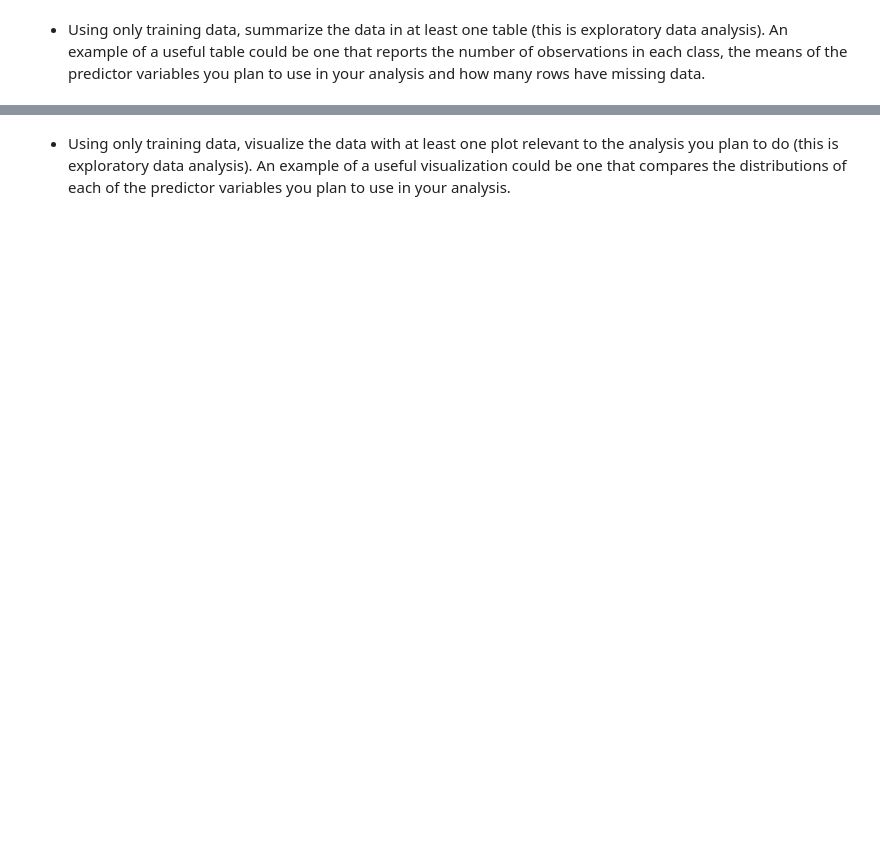
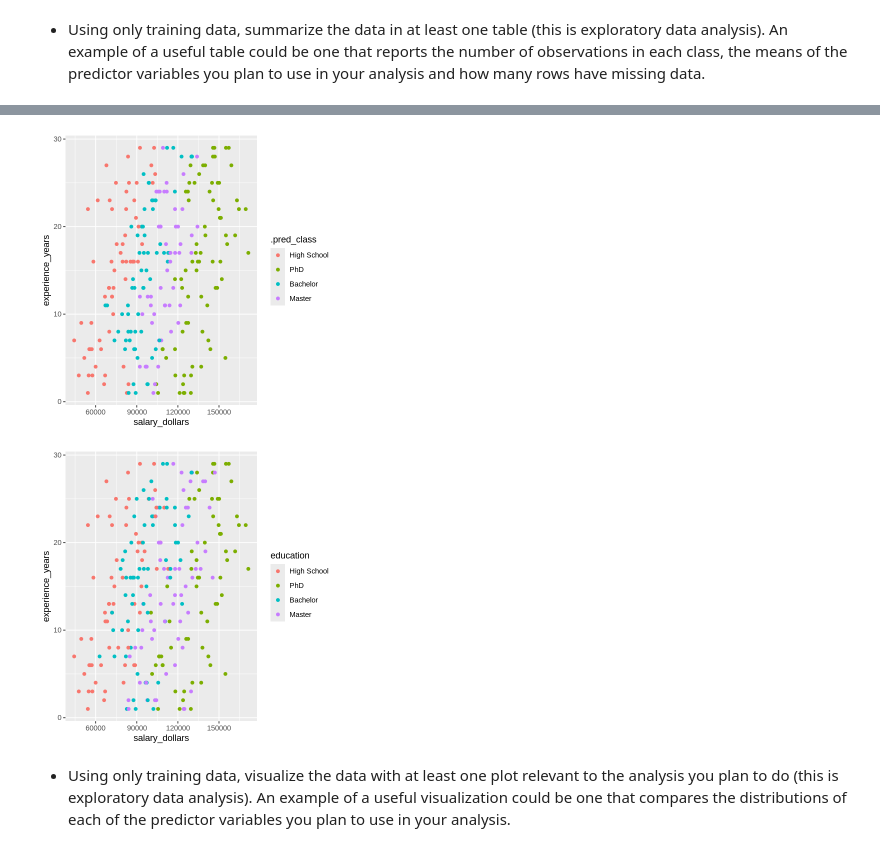
Before and after one commit to WhenLifeHandsYouLemons/DSCI-Project, a Jupyter notebook: report.ipynb, the cells around one changed output, grey strips where cells are left out. Saved outputs shown, nothing was run; the diff lists cells and outputs as text; code cells hidden in the pictures; blank space fills up the shorter version.

```diff
--- a/report.ipynb
+++ b/report.ipynb
@@ -144,0 +169,19 @@ A tibble: 1 × 1
+# %%
+salary_spec_2 <- nearest_neighbor(weight_func = "rectangular", neighbors = 15) |>
+    set_engine("kknn") |>
+    set_mode("classification")
+
+salary_fit <- workflow() |>
+    add_recipe(salary_recipe) |>
+    add_model(salary_spec_2) |>
+    fit(df_train)
+
+salary_preds <- salary_fit |>
+    predict(df_testing) |>
+    bind_cols(df_testing)
+
+salary_metrics <- salary_preds |>
+    metrics(truth = education, estimate = .pred_class) |>
+    filter(.metric == "accuracy")
+
+salary_metrics
@@ -145,3 +193,17 @@ A tibble: 1 × 1
+# %%
+options(repr.plot.height = 5, repr.plot.width = 5)
+
+pred_vis <- ggplot(salary_preds, aes(x=salary_dollars, y=experience_years)) +
+    geom_point(aes(color=.pred_class))
+
+truth_vis <- ggplot(salary_preds, aes(x=salary_dollars, y=experience_years)) +
+    geom_point(aes(color=education))
+
+pred_vis
+truth_vis
+# %% [output]
+[figure, added]
+[figure, added]
 # %% [markdown]
 - Using only training data, visualize the data with at least one plot relevant to the analysis you plan to do (this is exploratory data analysis). An example of a useful visualization could be one that compares the distributions of each of the predictor variables you plan to use in your analysis.
 # %%
```
Also changed, not shown: parts of 8 cells of this notebook.
